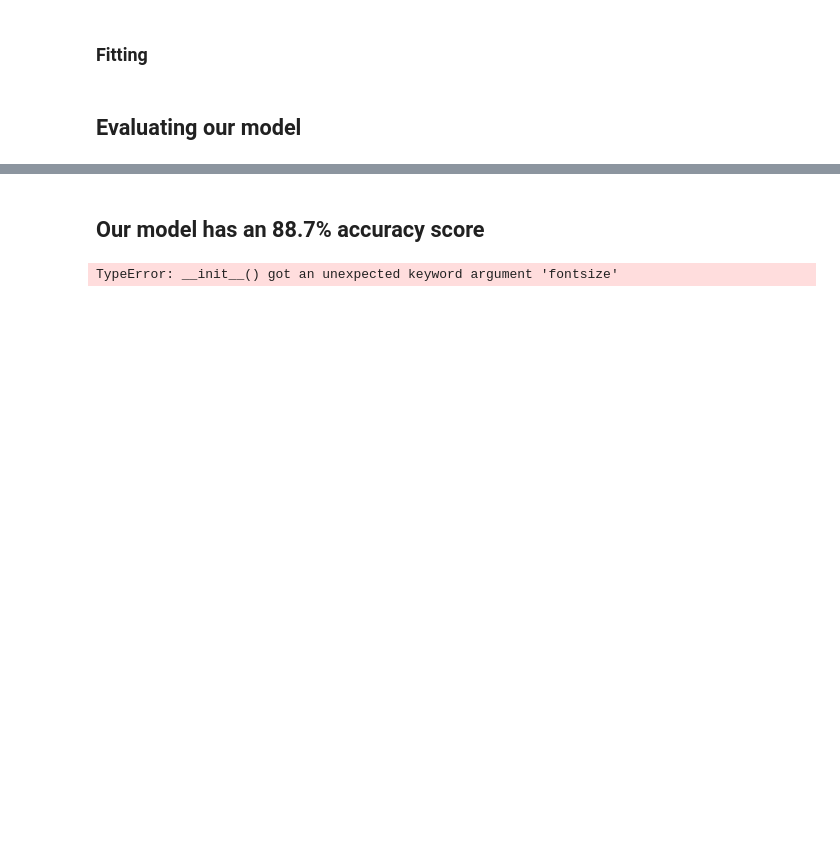
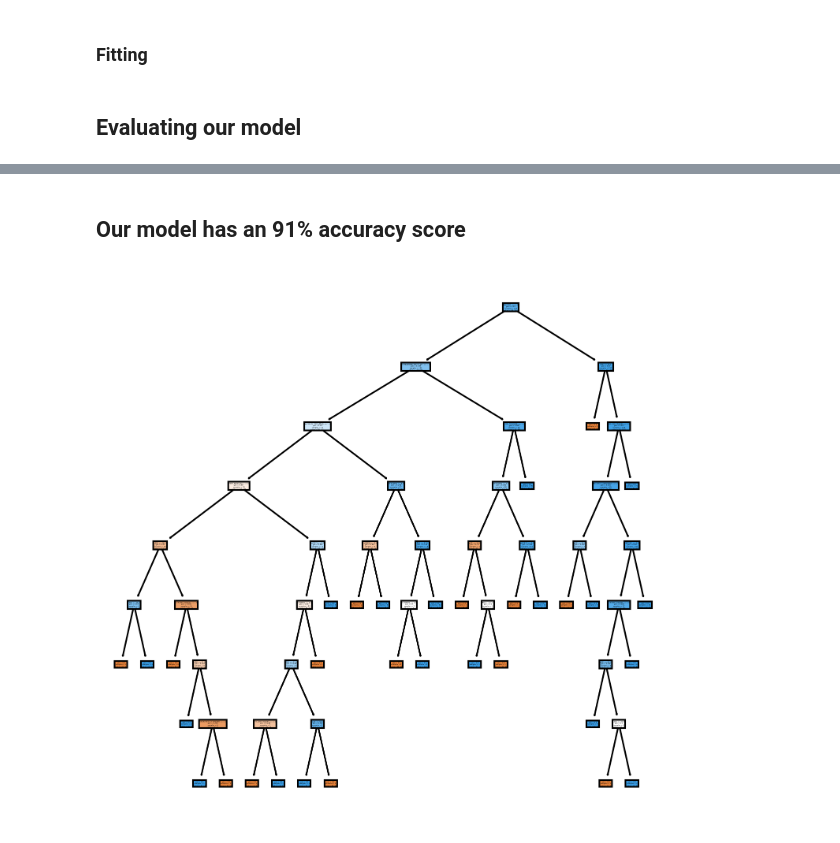
Before and after one commit to gthornton91/DataMiningProject1, a Jupyter notebook: Lung Cancer Classification.ipynb, the cells around one changed output, grey strips where cells are left out. Drawn from its saved outputs; the diff is of its cells as text; code cells hidden in the pictures; blank space fills up the shorter version.

```diff
--- a/Lung Cancer Classification.ipynb
+++ b/Lung Cancer Classification.ipynb
@@ -217,11 +213,11 @@ clf.score(X_test, y_test)
 # %% [markdown]
-## Our model has an 88.7% accuracy score
+## Our model has an 91% accuracy score
 # %%
-fig, axes = plt.subplots(nrows = 1,ncols = 1, figsize = (6,6), dpi=300, fontsize = 12)
+fig, axes = plt.subplots(nrows = 1,ncols = 1, figsize = (6,6), dpi=300)
 tree.plot_tree(clf,feature_names = X.columns, filled=True)
 plt.show()
 # %% [output]
-TypeError: __init__() got an unexpected keyword argument 'fontsize'
+[figure, added]
 # %%
 fi = clf.feature_importances_ #feature importance array
 fi = pd.Series(data = fi, index = X.columns) #convert to Pandas series for plotting
```
Also changed, not shown: parts of 28 cells of this notebook.
